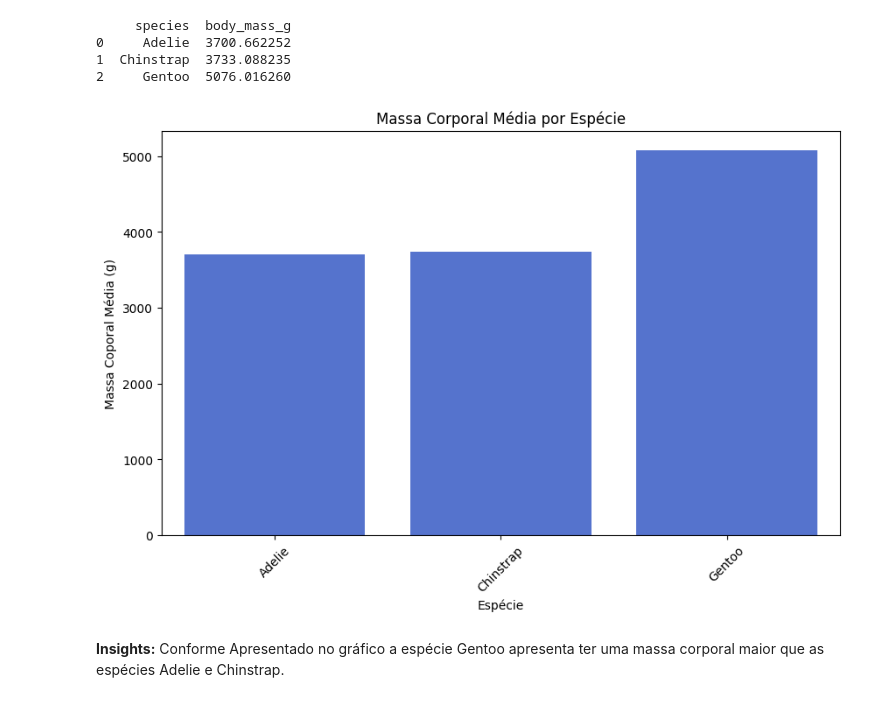
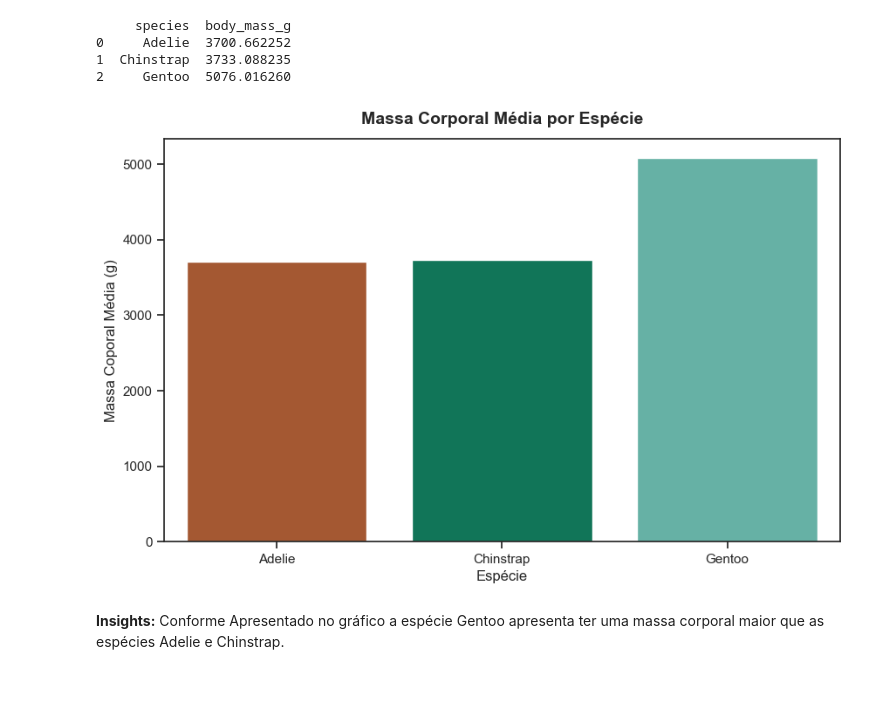
Before and after one commit to HalaneMoreira/avanti-bootcamp-cdd, a Jupyter notebook: notebooks/01-exploratory_data_analysis.ipynb, the cells around one changed output. Drawn from its saved outputs; the diff is of its cells as text; code cells hidden in the pictures.

```diff
--- a/notebooks/01-exploratory_data_analysis.ipynb
+++ b/notebooks/01-exploratory_data_analysis.ipynb
@@ -7,3 +7,11 @@ import pandas as pd
 import numpy as np
 import matplotlib.pyplot as plt
 import seaborn as sns
+
+from IPython.display import display, Markdown, HTML
+from matplotlib.colors import LinearSegmentedColormap
+
+#Definindo a paleta de cores
+colors= ["#596abe", "#b7521f", "#00865f","#59bead","#bead59","#7b59be"]
+sns.set_theme(style="ticks")
+sns.set_palette(sns.color_palette(colors))
@@ -10,3 +20,4 @@ import seaborn as sns
 # %%
 # carrega o dataset
-pinguins = pd.read_csv("../data/raw/penguins.csv")
+df = pd.read_csv("../data/raw/penguins.csv")
+df.head()
@@ -105,7 +147,7 @@ Chinstrap    3733.088235
 Gentoo       5076.016260
 Name: body_mass_g, dtype: float64
 # %%
-massa_media= pinguins.groupby('species')['body_mass_g'].mean().reset_index()
+massa_media= df.groupby('species')['body_mass_g'].mean().reset_index()
 print(massa_media)
 # %% [output]
      species  body_mass_g
@@ -114,13 +156,14 @@ print(massa_media)
 2     Gentoo  5076.016260
 # %%
 plt.figure(figsize=(10,6))
-sns.barplot(x='species', y='body_mass_g', data=massa_media, color='royalblue')
-plt.title('Massa Corporal Média por Espécie')
+sns.barplot(x='species', y='body_mass_g', data=massa_media, hue='species', palette=["#b7521f","#00865f","#59bead"] )
+
+plt.title('Massa Corporal Média por Espécie',  fontweight='bold', fontsize=14, y=1.02)
 plt.xlabel('Espécie')
 plt.ylabel('Massa Coporal Média (g)')
-plt.xticks(rotation=45)
+plt.xticks(rotation=0)
 plt.show()
 # %% [output]
-[figure, old version]
+[figure, new version]
 # %% [markdown]
 **Insights:** Conforme Apresentado no gráfico a espécie Gentoo apresenta ter uma massa corporal maior que as espécies Adelie e Chinstrap.
```
Also changed, not shown: parts of 34 cells of this notebook, 4 other files.
